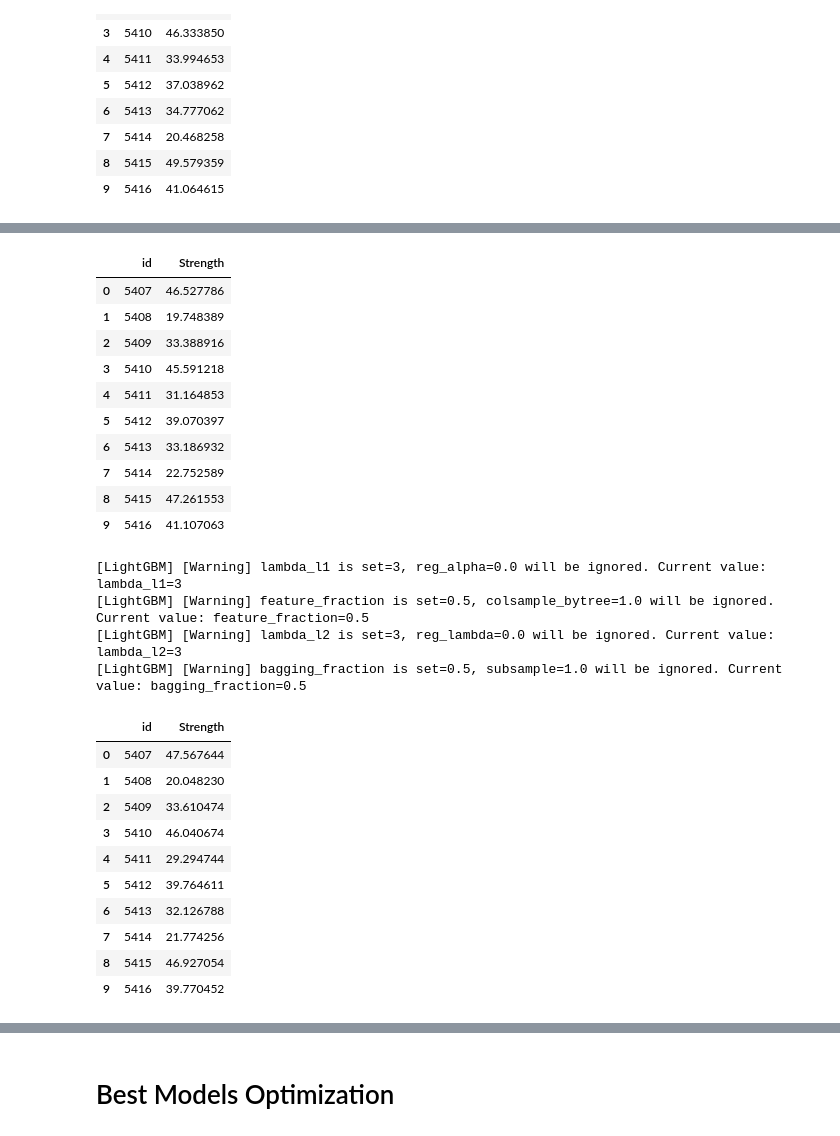
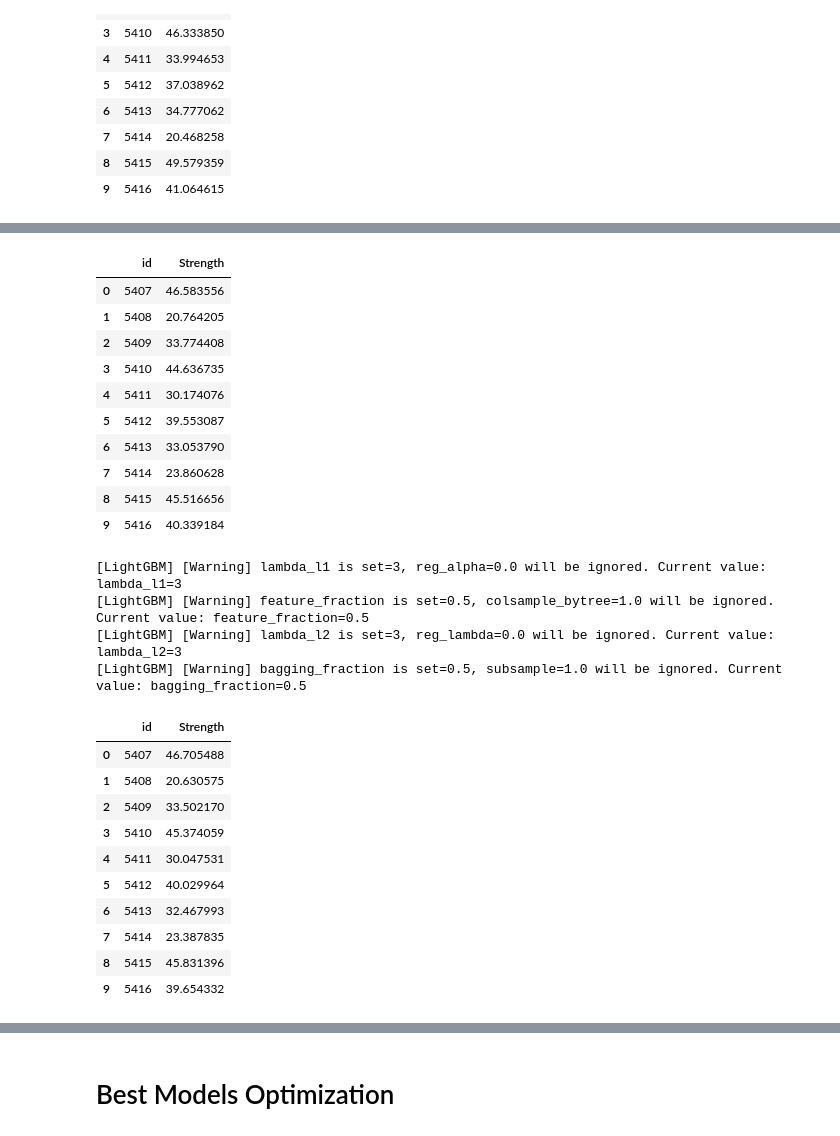
Before and after one commit to Analytics-Data-Science-and-Tech/Analytics_Data_Science, a Jupyter notebook: Tabular-Playground-Series/PS-S3/Ep9/Synthetic_Original.ipynb, the cells around one changed output, grey strips where cells are left out. Cells and saved outputs as stored; diff of their text form; code cells hidden in the pictures.

```diff
--- a/Tabular-Playground-Series/PS-S3/Ep9/Synthetic_Original.ipynb
+++ b/Tabular-Playground-Series/PS-S3/Ep9/Synthetic_Original.ipynb
@@ -150,46 +150,46 @@ submission.head(10)
 # %%
 X = train.drop(columns = ['Strength'], axis = 1)
 Y = train['Strength']
 X['WaterComponent_to_Cement_ratio'] = X['WaterComponent'] / (X['CementComponent'] + 1e-6)
-X['Age_Water'] = X['AgeInDays'] / X['WaterComponent']
+# X['Age_Water'] = X['AgeInDays'] / X['WaterComponent']
 
 test_baseline = test.drop(columns = ['id'], axis = 1)
 test_baseline['WaterComponent_to_Cement_ratio'] = test_baseline['WaterComponent'] / (test_baseline['CementComponent'] + 1e-6)
-test_baseline['Age_Water'] = test_baseline['AgeInDays'] / test_baseline['WaterComponent']
+# test_baseline['Age_Water'] = test_baseline['AgeInDays'] / test_baseline['WaterComponent']
 
 hist_md = HistGradientBoostingRegressor(l2_regularization = 0.01,
                                         early_stopping = False,
                                         learning_rate = 0.01,
                                         max_iter = 500,
                                         max_depth = 2,
                                         max_bins = 255,
                                         min_samples_leaf = 10,
                                         max_leaf_nodes = 10).fit(X, Y)
 
 hist_pred = hist_md.predict(test_baseline)
 submission['Strength'] = hist_pred
 submission.head(10)
 # %% [output]
 |  | id | Strength |
-| 0 | 5407 | 46.527786 |
-| 1 | 5408 | 19.748389 |
-| 2 | 5409 | 33.388916 |
-| 3 | 5410 | 45.591218 |
-| 4 | 5411 | 31.164853 |
-| 5 | 5412 | 39.070397 |
-| 6 | 5413 | 33.186932 |
-| 7 | 5414 | 22.752589 |
-| 8 | 5415 | 47.261553 |
-| 9 | 5416 | 41.107063 |
+| 0 | 5407 | 46.583556 |
+| 1 | 5408 | 20.764205 |
+| 2 | 5409 | 33.774408 |
+| 3 | 5410 | 44.636735 |
+| 4 | 5411 | 30.174076 |
+| 5 | 5412 | 39.553087 |
+| 6 | 5413 | 33.053790 |
+| 7 | 5414 | 23.860628 |
+| 8 | 5415 | 45.516656 |
+| 9 | 5416 | 40.339184 |
 # %%
 X = train.drop(columns = ['Strength'], axis = 1)
 Y = train['Strength']
 X['WaterComponent_to_Cement_ratio'] = X['WaterComponent'] / (X['CementComponent'] + 1e-6)
-X['Age_Water'] = X['AgeInDays'] / X['WaterComponent']
+# X['Age_Water'] = X['AgeInDays'] / X['WaterComponent']
 
 test_baseline = test.drop(columns = ['id'], axis = 1)
 test_baseline['WaterComponent_to_Cement_ratio'] = test_baseline['WaterComponent'] / (test_baseline['CementComponent'] + 1e-6)
-test_baseline['Age_Water'] = test_baseline['AgeInDays'] / test_baseline['WaterComponent']
+# test_baseline['Age_Water'] = test_baseline['AgeInDays'] / test_baseline['WaterComponent']
 
 lgb_md = LGBMRegressor(n_estimators = 450,
                        max_depth = 3,
@@ -209,16 +209,16 @@ submission.head(10)
 [LightGBM] [Warning] lambda_l2 is set=3, reg_lambda=0.0 will be ignored. Current value: lambda_l2=3
 [LightGBM] [Warning] bagging_fraction is set=0.5, subsample=1.0 will be ignored. Current value: bagging_fraction=0.5
 |  | id | Strength |
-| 0 | 5407 | 47.567644 |
-| 1 | 5408 | 20.048230 |
-| 2 | 5409 | 33.610474 |
-| 3 | 5410 | 46.040674 |
-| 4 | 5411 | 29.294744 |
-| 5 | 5412 | 39.764611 |
-| 6 | 5413 | 32.126788 |
-| 7 | 5414 | 21.774256 |
-| 8 | 5415 | 46.927054 |
-| 9 | 5416 | 39.770452 |
+| 0 | 5407 | 46.705488 |
+| 1 | 5408 | 20.630575 |
+| 2 | 5409 | 33.502170 |
+| 3 | 5410 | 45.374059 |
+| 4 | 5411 | 30.047531 |
+| 5 | 5412 | 40.029964 |
+| 6 | 5413 | 32.467993 |
+| 7 | 5414 | 23.387835 |
+| 8 | 5415 | 45.831396 |
+| 9 | 5416 | 39.654332 |
 # %%
 X = train.drop(columns = ['Strength'], axis = 1)
 Y = train['Strength']
```
Also changed, not shown: parts of 5 cells of this notebook.
